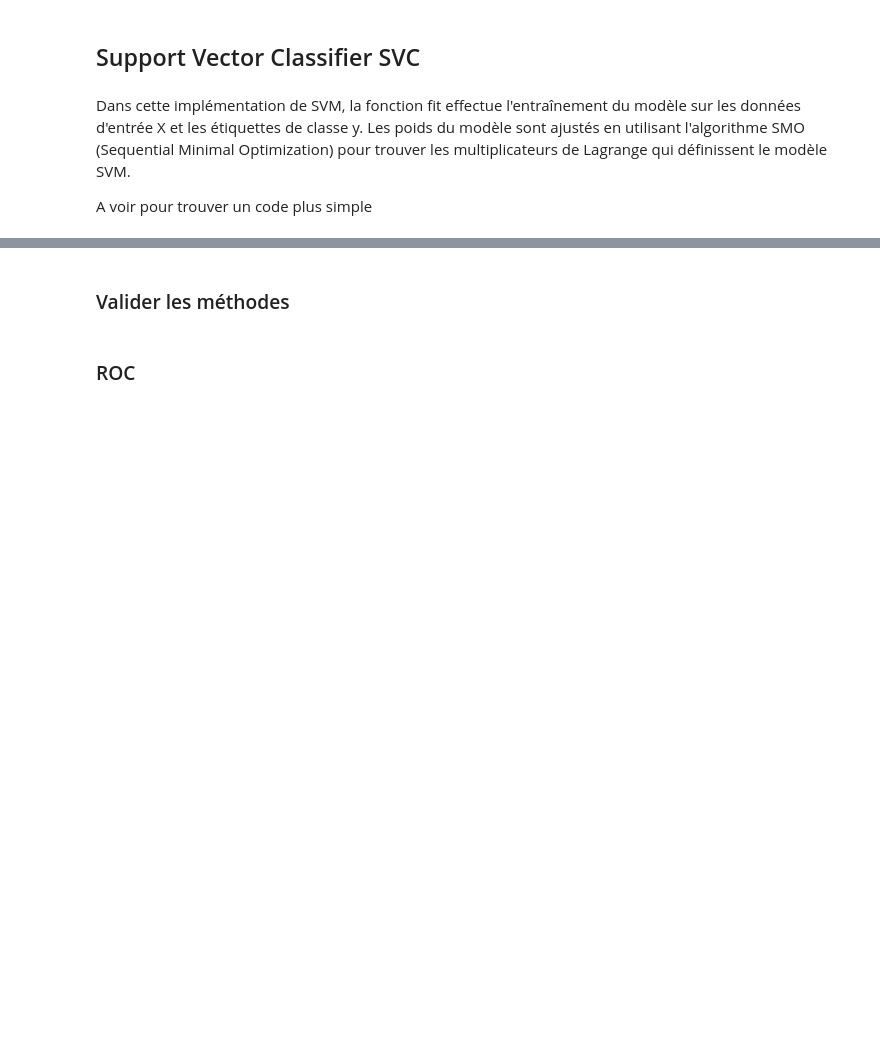
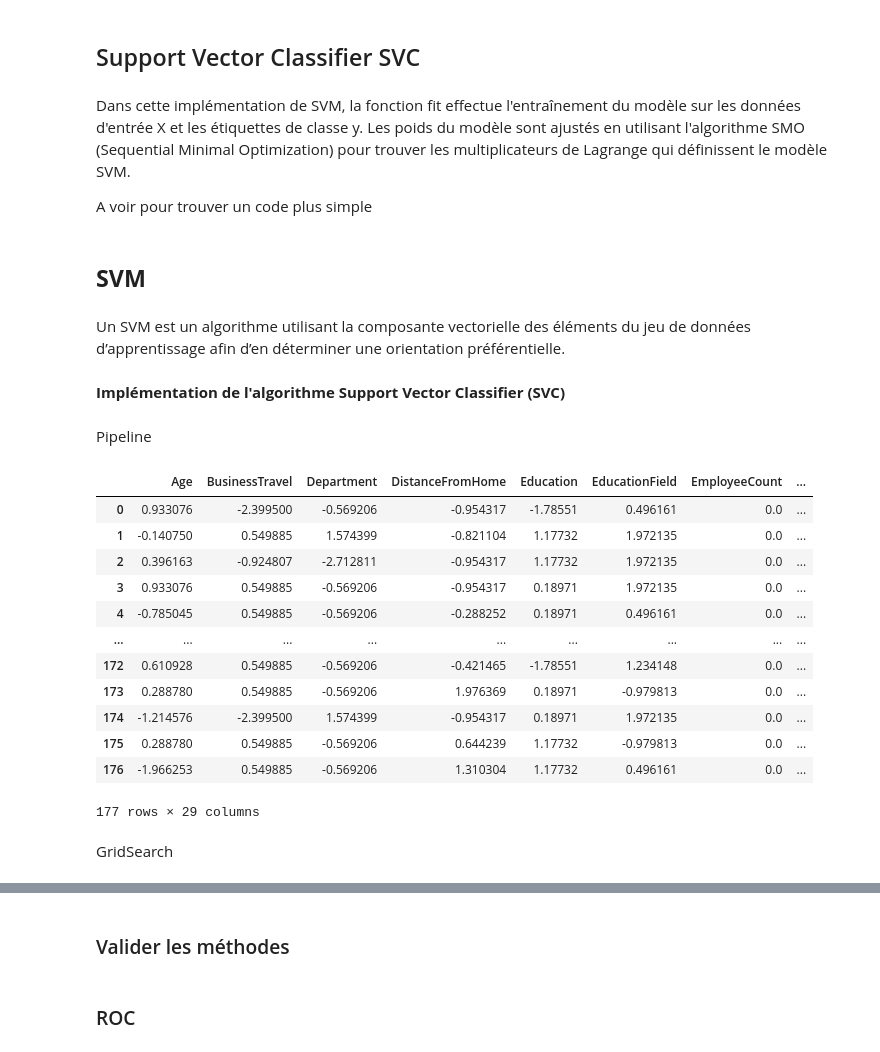
Before and after one commit to Landrien/IA, a Jupyter notebook: Projet/Projet_1.ipynb, the cells around one changed output, grey strips where cells are left out. Saved outputs shown, nothing was run; the diff lists cells and outputs as text; code cells hidden in the pictures; blank space fills up the shorter version.

```diff
--- a/Projet/Projet_1.ipynb
+++ b/Projet/Projet_1.ipynb
@@ -1000,3 +1047,65 @@ class SVM:
         while j == i:
             j = np.random.randint(len(self.X))
         return j
+# %% [markdown]
+## **SVM**
+# %% [markdown]
+Un  SVM  est  un  algorithme  utilisant  la  composante  vectorielle  des  éléments  du  jeu  de données d’apprentissage afin d’en déterminer une orientation préférentielle.
+# %% [markdown]
+**Implémentation de l'algorithme Support Vector Classifier (SVC)**
+# %%
+from sklearn.model_selection import StratifiedShuffleSplit
+from sklearn.model_selection import train_test_split
+
+X_train, X_test, y_train, y_test = train_test_split(X_test, Y_test, train_size=0.8, test_size=0.2)
+# %% [markdown]
+Pipeline
+# %%
+from sklearn.pipeline import Pipeline
+from sklearn.preprocessing import StandardScaler
+from sklearn.impute import SimpleImputer
+from sklearn.preprocessing import OneHotEncoder
+from sklearn.compose import ColumnTransformer
+
+dataNum = X_train.select_dtypes(include=[np.number])
+dataCat = X_train.select_dtypes(exclude=[np.number])
+num_attribs = list(dataNum)
+cat_attribs = list(dataCat)
+encoder = OneHotEncoder()
+
+encoder.fit(dataCat)
+num_pipeline = Pipeline([
+        ('imputer', SimpleImputer(strategy="median")),
+        ('std_scaler', StandardScaler()),
+    ])
+full_pipeline = ColumnTransformer([
+        ("num", num_pipeline, num_attribs),
+        ("cat", encoder, cat_attribs),
+    ])
+
+data_X_train_prepared = full_pipeline.fit_transform(X_train)
+data_X_train_prepared = pd.DataFrame(
+    data_X_train_prepared,
+    columns=list(np.concatenate((num_attribs, encoder.get_feature_names_out(cat_attribs)))))
+
+data_X_test_prepared = full_pipeline.fit_transform(X_test)
+data_X_test_prepared = pd.DataFrame(
+    data_X_test_prepared,
+    columns=list(np.concatenate((num_attribs, encoder.get_feature_names_out(cat_attribs)))))
+data_X_test_prepared
+# %% [output]
+|  | Age | BusinessTravel | Department | DistanceFromHome | Education | EducationField | EmployeeCount | ... |
+| 0 | 0.933076 | -2.399500 | -0.569206 | -0.954317 | -1.78551 | 0.496161 | 0.0 | ... |
+| 1 | -0.140750 | 0.549885 | 1.574399 | -0.821104 | 1.17732 | 1.972135 | 0.0 | ... |
+| 2 | 0.396163 | -0.924807 | -2.712811 | -0.954317 | 1.17732 | 1.972135 | 0.0 | ... |
+| 3 | 0.933076 | 0.549885 | -0.569206 | -0.954317 | 0.18971 | 1.972135 | 0.0 | ... |
+| 4 | -0.785045 | 0.549885 | -0.569206 | -0.288252 | 0.18971 | 0.496161 | 0.0 | ... |
+| ... | ... | ... | ... | ... | ... | ... | ... | ... |
+| 172 | 0.610928 | 0.549885 | -0.569206 | -0.421465 | -1.78551 | 1.234148 | 0.0 | ... |
+| 173 | 0.288780 | 0.549885 | -0.569206 | 1.976369 | 0.18971 | -0.979813 | 0.0 | ... |
+| 174 | -1.214576 | -2.399500 | 1.574399 | -0.954317 | 0.18971 | 1.972135 | 0.0 | ... |
+| 175 | 0.288780 | 0.549885 | -0.569206 | 0.644239 | 1.17732 | -0.979813 | 0.0 | ... |
+| 176 | -1.966253 | 0.549885 | -0.569206 | 1.310304 | 1.17732 | 0.496161 | 0.0 | ... |
+177 rows × 29 columns
+# %% [markdown]
+GridSearch
```
Also changed, not shown: parts of 27 cells of this notebook, 5 other files.
